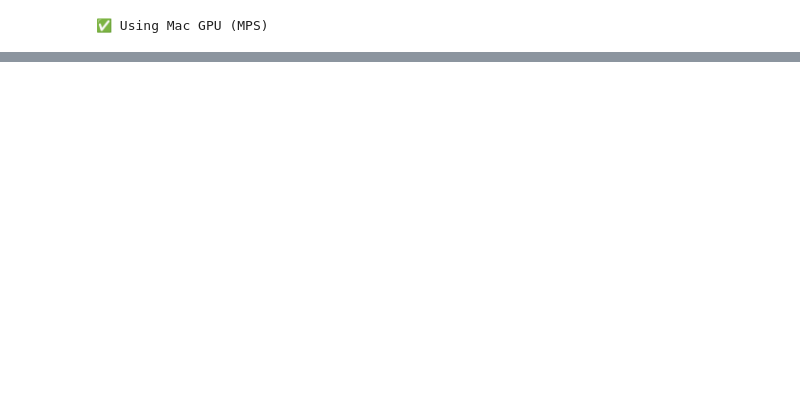
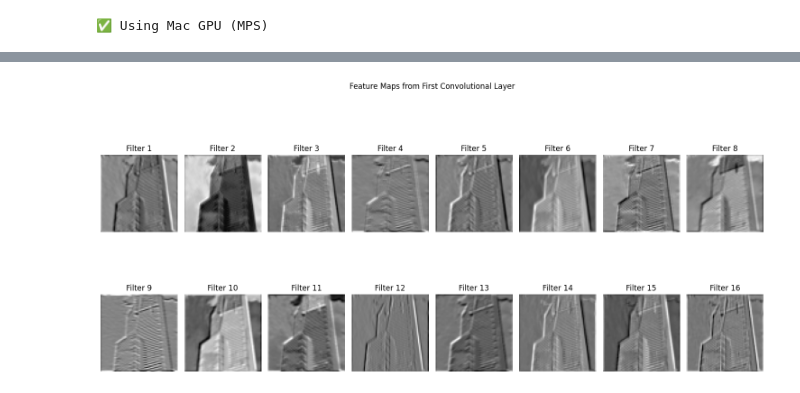
Before and after one commit to BikinGhimire/IntelImageClassification, a Jupyter notebook: Notebooks/Notebook.ipynb, the cells around one changed output, grey strips where cells are left out. Drawn from its saved outputs; the diff is of its cells as text; code cells hidden in the pictures; blank space fills up the shorter version.

```diff
--- a/Notebooks/Notebook.ipynb
+++ b/Notebooks/Notebook.ipynb
@@ -39,10 +73,7 @@ train_transform = transforms.Compose([
 ])
-# %%
-test_transform = transforms.Compose([
-    transforms.Resize((150, 150)),
-    transforms.ToTensor(),  # Scales pixel values to [0, 1]
-    transforms.Normalize(mean=[0.5, 0.5, 0.5], std=[0.5, 0.5, 0.5])  # Optional, adjust as needed
-])
 # %%
+# -----------------------------
+# Load datasets using ImageFolder (assumes images are in subfolders by class)
+# -----------------------------
 train_dataset = datasets.ImageFolder(root=train_dir, transform=train_transform)
-val_dataset = datasets.ImageFolder(root=val_dir, transform=test_transform)
+test_dataset = datasets.ImageFolder(root=test_dir, transform=test_transform)
@@ -231,0 +404,29 @@ show_misclassified(model, val_loader, train_loader.dataset.classes, max_images=1
+# %%
+# -----------------------------
+# Visualize feature maps from the first convolutional layer
+# -----------------------------
+def plot_first_layer_feature_maps(model, dataset, device, image_index=0):
+    model.eval()
+    img_tensor, label = dataset[image_index]
+    input_tensor = img_tensor.unsqueeze(0).to(device)
+
+    with torch.no_grad():
+        first_conv_layer = model.conv_block[0]
+        feature_maps = first_conv_layer(input_tensor)
+
+    num_feature_maps = min(16, feature_maps.shape[1])
+    plt.figure(figsize=(15, 8))
+    for i in range(num_feature_maps):
+        plt.subplot(2, 8, i+1)
+        fmap = feature_maps[0, i].cpu().numpy()
+        plt.imshow(fmap, cmap='gray')
+        plt.axis('off')
+        plt.title(f'Filter {i+1}')
+    plt.suptitle("Feature Maps from First Convolutional Layer")
+    plt.tight_layout()
+    plt.show()
+
+# Call it!
+plot_first_layer_feature_maps(model, test_dataset, device, image_index=0)
+# %% [output]
+[figure, added]
```
Also changed, not shown: parts of 19 cells of this notebook, 2 other files.
